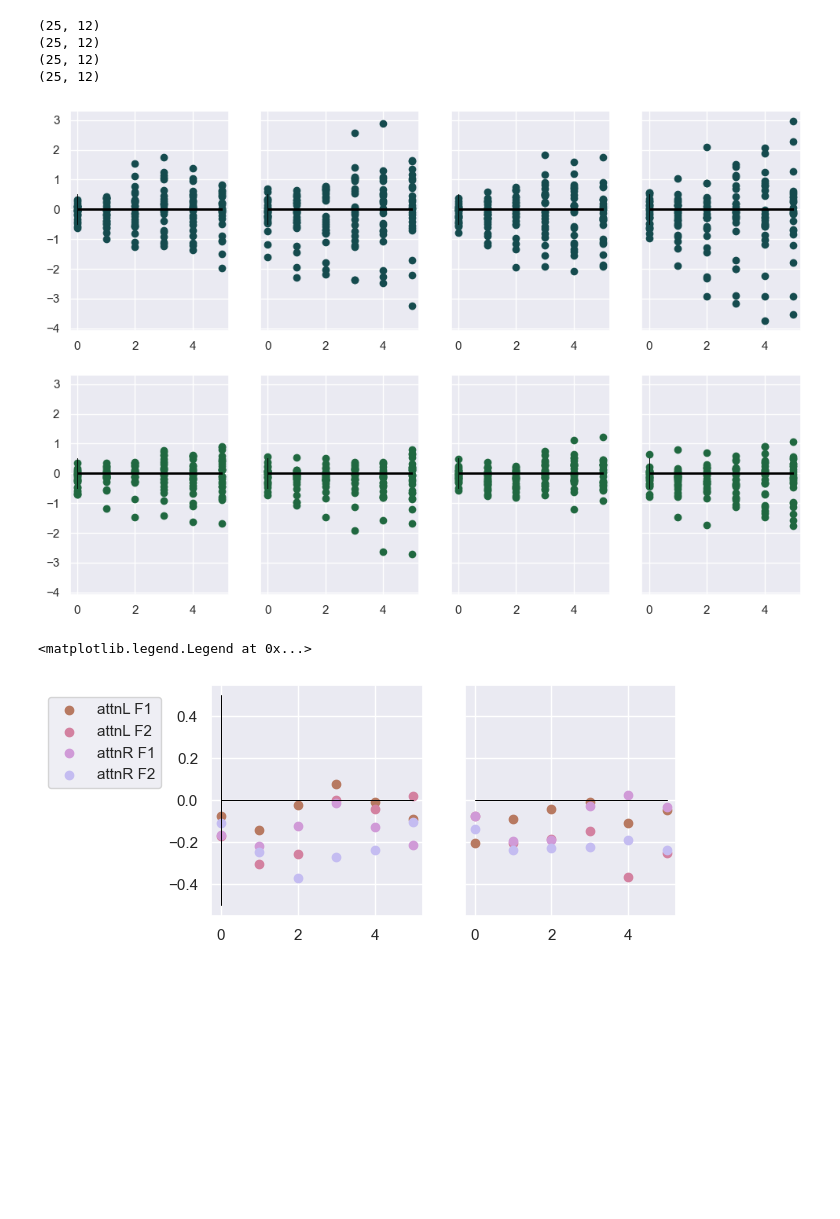
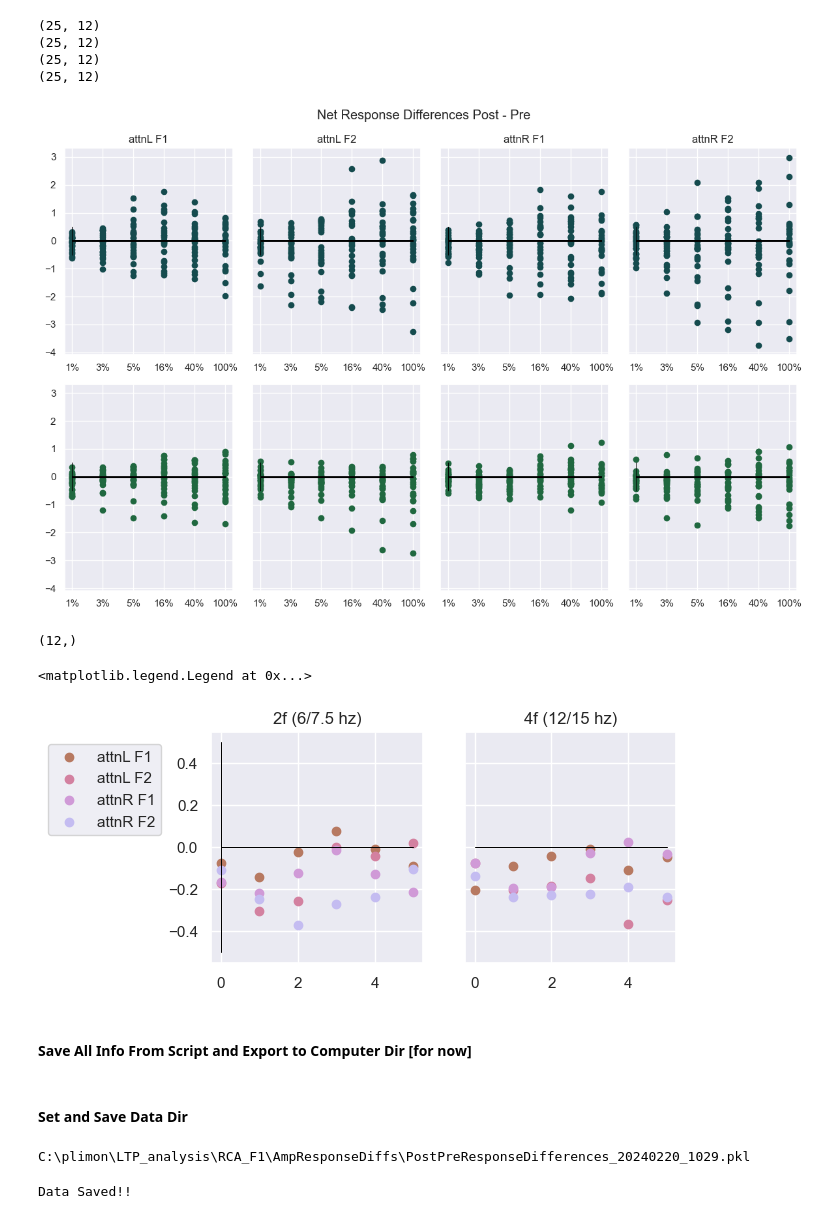
Before and after one commit to PatriciaNL/LTP_analysis, a Jupyter notebook: PythonScripts/GetAllSubjCRFDiff.ipynb, the cells around one changed output. Drawn from its saved outputs; the diff is of its cells as text; code cells hidden in the pictures; blank space fills up the shorter version.

```diff
--- a/PythonScripts/GetAllSubjCRFDiff.ipynb
+++ b/PythonScripts/GetAllSubjCRFDiff.ipynb
@@ -95,25 +95,45 @@ for co in range(NumConds):
         axs[1,co].scatter(diff_ax,AllDiffs[co][su,6:],color = cp1[3])
         axs[1,co].hlines(0, xmin = 0, xmax = 5, color = 'black',linewidth = 1)
         axs[1,co].vlines(0, ymin = -1/2, ymax = 1/2, color = 'black',linewidth = 1/2)
+
+        axs[0,co].set_title(f'{data_labels[co]}')
+
+        axs[0,co].set_xticks(range(len(contrast_levels)))
+        axs[0,co].set_xticklabels(contrast_labs)
+
+        axs[1,co].set_xticks(range(len(contrast_levels)))
+        axs[1,co].set_xticklabels(contrast_labs)
+
+plt.suptitle(f'Net Response Differences Post - Pre')
+fig.tight_layout()
+plt.show()
 # %% [output]
-[figure, old version]
+[figure, new version]
 # %%
 AvgDiffs = {}
 
 for co in range(NumConds):
     AvgDiffs[co] = np.mean(AllDiffs[co],axis = 0)
+print(AvgDiffs[0].shape)
+# %% [output]
+(12,)
 # %%
 fig,axs = plt.subplots(1,2,figsize=(6,3),sharey=True, sharex = True)
 for i in range(NumConds):
     axs[0].scatter(diff_ax,AvgDiffs[i][:6], label = f'{data_labels[i]}', color = cp1[i+6])
     axs[1].scatter(diff_ax,AvgDiffs[i][6:], label = f'{data_labels[i]}', color = cp1[i+6])
 
     axs[0].hlines(0,xmin=0,xmax=5,color='black',linewidth = 1/2)
     axs[1].hlines(0,xmin=0,xmax=5,color='black',linewidth = 1/2)
     axs[0].vlines(0,ymin=-1/2,ymax=1/2,color ='black',linewidth=1/2)
 
+    axs[0].set_title(f'2f (6/7.5 hz)')
+    axs[1].set_title(f'4f (12/15 hz)')
+
 axs[0].legend(loc = 'upper right',fontsize=9)
 axs[0].legend(loc='upper right', bbox_to_anchor=(-0.2, 0.98))
 # %% [output]
 <matplotlib.legend.Legend at 0x...>
-[figure, old version]
+[figure, new version]
+# %% [markdown]
+#### Save All Info From Script and Export to Computer Dir [for now]
@@ -119,0 +151,30 @@ axs[0].legend(loc='upper right', bbox_to_anchor=(-0.2, 0.98))
+# %% [markdown]
+#### Set and Save Data Dir
+# %%
+SaveDataDir = 'C:\\plimon\\LTP_analysis\\RCA_F1\\AmpResponseDiffs\\'
+FileOutName = 'PostPreResponseDifferences'
+#####################################################
+dnt = datetime.now()
+fdnt = dnt.strftime("%Y%m%d_%H%M") # lil date seal xoxo
+FileN = f'{FileOutName}_{fdnt}.pkl'
+
+NewFilePath = os.path.join(SaveDataDir, FileN)
+print(NewFilePath)
+
+if not os.path.exists(SaveDataDir):
+    os.makedirs(SaveDataDir)
+    print(f'Path to Saved File is {NewFilePath}')
+# %% [output]
+C:\plimon\LTP_analysis\RCA_F1\AmpResponseDiffs\PostPreResponseDifferences_20240220_1029.pkl
+# %%
+SaveFile = 'y'
+
+if SaveFile == 'y':
+    with open(NewFilePath, 'wb') as file:
+        pkl.dump(DictOut, file, protocol=pkl.HIGHEST_PROTOCOL)
+
+        print('Data Saved!!')
+else:
+    print('Did not save file!')
+# %% [output]
+Data Saved!!
```
Also changed, not shown: parts of 1 cell of this notebook.
